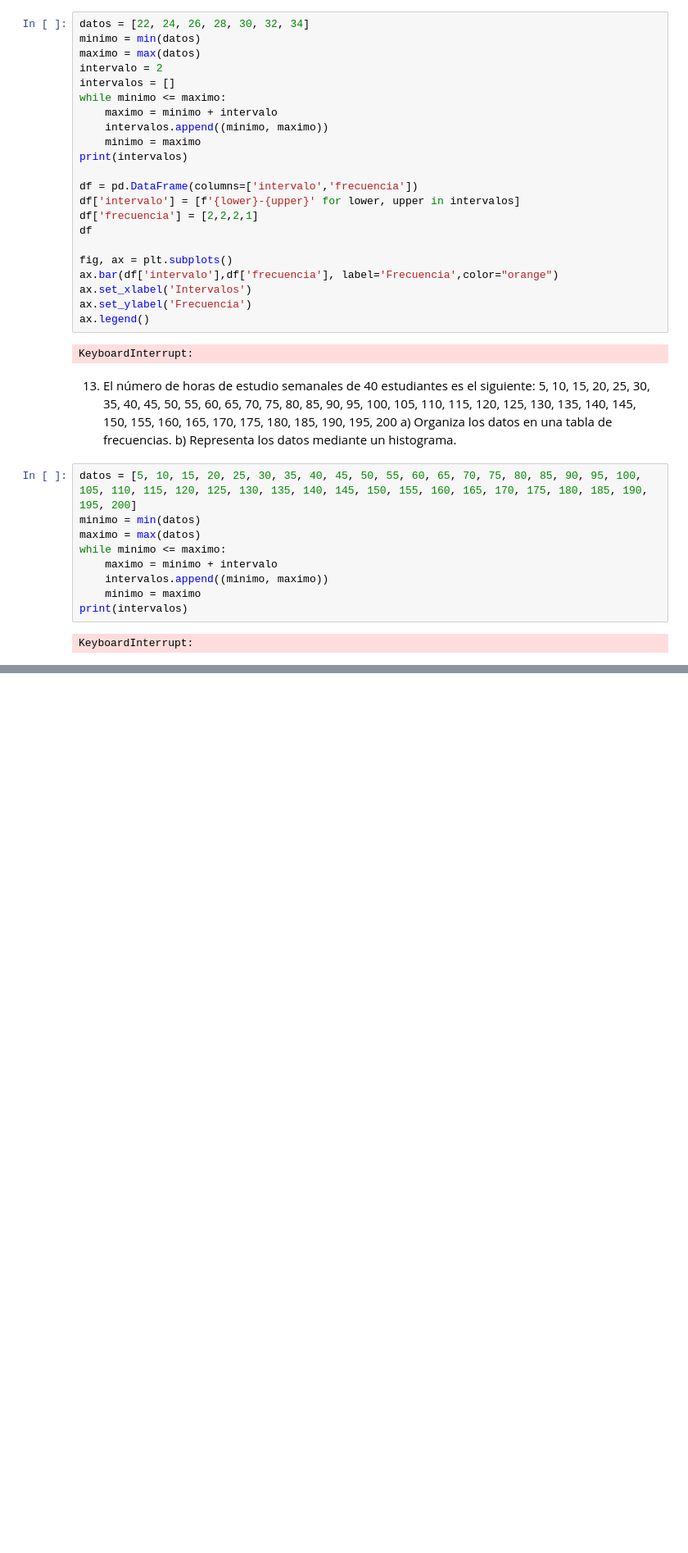
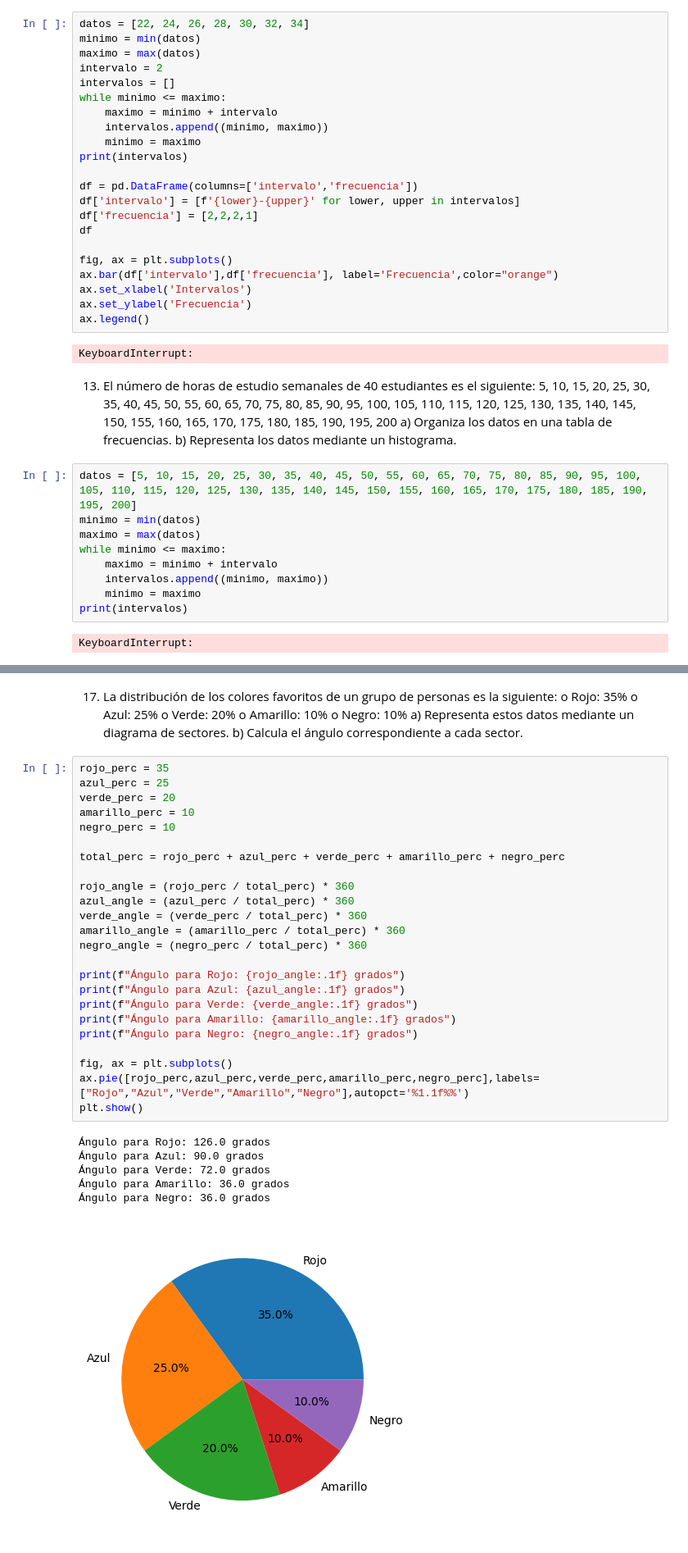
Before and after one commit to antonyYG/ejercicios_math, a Jupyter notebook: ejercicios_mat.ipynb, the cells around one changed output, grey strips where cells are left out. Shown at 82% size. Drawn from its saved outputs; the diff is of its cells as text; blank space fills up the shorter version.

```diff
--- a/ejercicios_mat.ipynb
+++ b/ejercicios_mat.ipynb
@@ -376,0 +483,40 @@ KeyboardInterrupt:
+# %% [markdown]
+17. La distribución de los colores favoritos de un grupo de personas es la siguiente:
+o Rojo: 35%
+o Azul: 25%
+o Verde: 20%
+o Amarillo: 10%
+o Negro: 10%
+a) Representa estos datos mediante un diagrama de sectores.
+b) Calcula el ángulo correspondiente a cada sector.
+# %%
+rojo_perc = 35
+azul_perc = 25
+verde_perc = 20
+amarillo_perc = 10
+negro_perc = 10
+
+total_perc = rojo_perc + azul_perc + verde_perc + amarillo_perc + negro_perc
+
+rojo_angle = (rojo_perc / total_perc) * 360
+azul_angle = (azul_perc / total_perc) * 360
+verde_angle = (verde_perc / total_perc) * 360
+amarillo_angle = (amarillo_perc / total_perc) * 360
+negro_angle = (negro_perc / total_perc) * 360
+
+print(f"Ángulo para Rojo: {rojo_angle:.1f} grados")
+print(f"Ángulo para Azul: {azul_angle:.1f} grados")
+print(f"Ángulo para Verde: {verde_angle:.1f} grados")
+print(f"Ángulo para Amarillo: {amarillo_angle:.1f} grados")
+print(f"Ángulo para Negro: {negro_angle:.1f} grados")
+
+fig, ax = plt.subplots()
+ax.pie([rojo_perc,azul_perc,verde_perc,amarillo_perc,negro_perc],labels=["Rojo","Azul","Verde","Amarillo","Negro"],autopct='%1.1f%%')
+plt.show()
+# %% [output]
+Ángulo para Rojo: 126.0 grados
+Ángulo para Azul: 90.0 grados
+Ángulo para Verde: 72.0 grados
+Ángulo para Amarillo: 36.0 grados
+Ángulo para Negro: 36.0 grados
+[figure, added]
```
Also changed, not shown: parts of 10 cells of this notebook.
